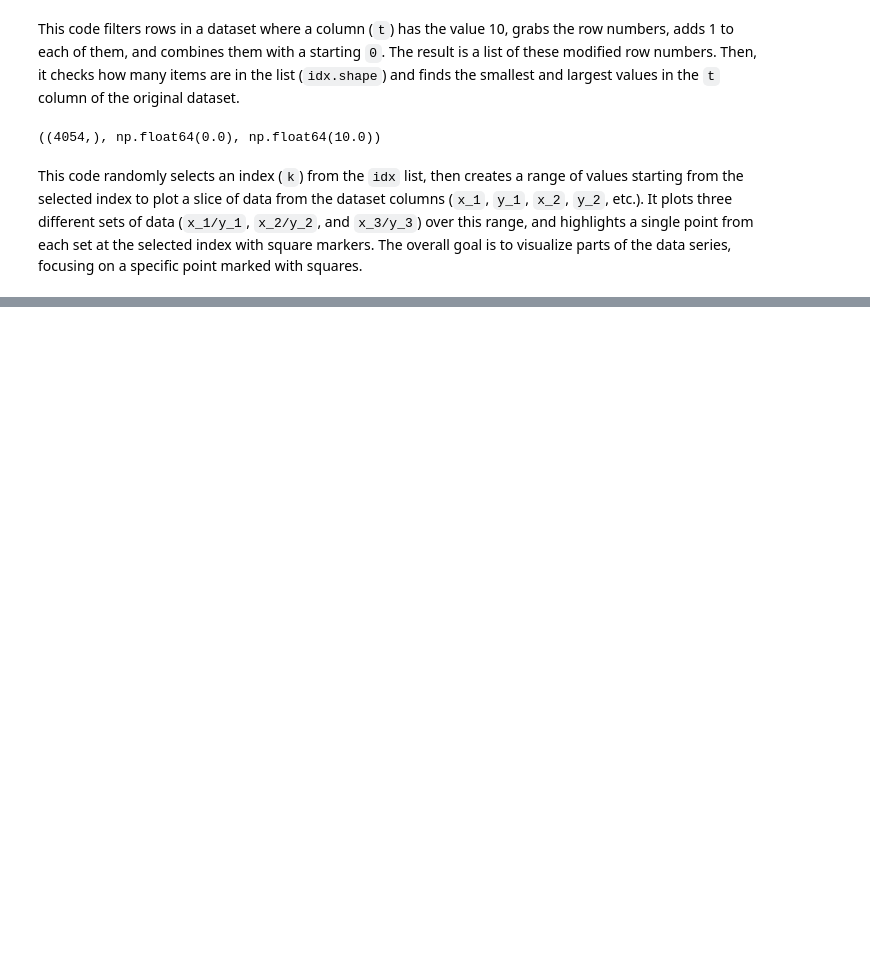
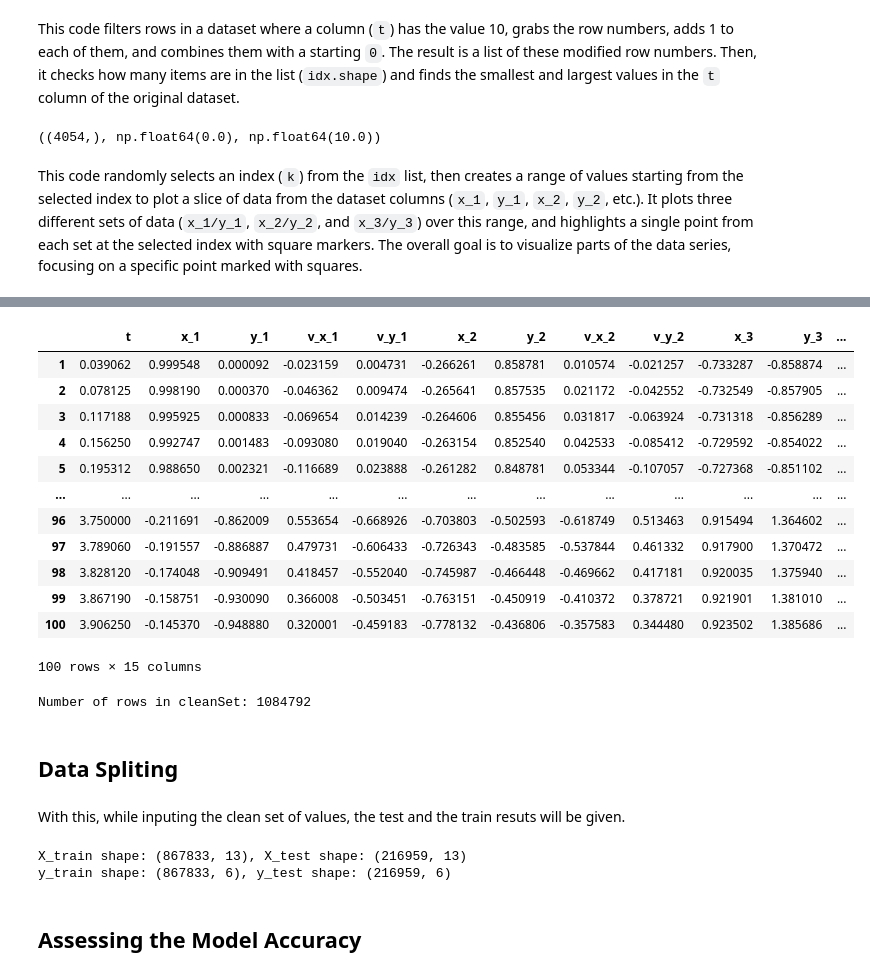
Before and after one commit to filipecolladavid/ThreeBodyProblemML, a Jupyter notebook: duarte/data_analysis.ipynb, the cells around one changed output, grey strips where cells are left out. Drawn from its saved outputs; the diff is of its cells as text; code cells hidden in the pictures; blank space fills up the shorter version.

```diff
--- a/duarte/data_analysis.ipynb
+++ b/duarte/data_analysis.ipynb
@@ -91,0 +129,26 @@ plt.plot(trainSet.x_3[pltsquare], trainSet.y_3[pltsquare], 's')
+# %%
+cleanSet.head(100)
+# %% [output]
+|  | t | x_1 | y_1 | v_x_1 | v_y_1 | x_2 | y_2 | v_x_2 | v_y_2 | x_3 | y_3 | ... |
+| 1 | 0.039062 | 0.999548 | 0.000092 | -0.023159 | 0.004731 | -0.266261 | 0.858781 | 0.010574 | -0.021257 | -0.733287 | -0.858874 | ... |
+| 2 | 0.078125 | 0.998190 | 0.000370 | -0.046362 | 0.009474 | -0.265641 | 0.857535 | 0.021172 | -0.042552 | -0.732549 | -0.857905 | ... |
+| 3 | 0.117188 | 0.995925 | 0.000833 | -0.069654 | 0.014239 | -0.264606 | 0.855456 | 0.031817 | -0.063924 | -0.731318 | -0.856289 | ... |
+| 4 | 0.156250 | 0.992747 | 0.001483 | -0.093080 | 0.019040 | -0.263154 | 0.852540 | 0.042533 | -0.085412 | -0.729592 | -0.854022 | ... |
+| 5 | 0.195312 | 0.988650 | 0.002321 | -0.116689 | 0.023888 | -0.261282 | 0.848781 | 0.053344 | -0.107057 | -0.727368 | -0.851102 | ... |
+| ... | ... | ... | ... | ... | ... | ... | ... | ... | ... | ... | ... | ... |
+| 96 | 3.750000 | -0.211691 | -0.862009 | 0.553654 | -0.668926 | -0.703803 | -0.502593 | -0.618749 | 0.513463 | 0.915494 | 1.364602 | ... |
+| 97 | 3.789060 | -0.191557 | -0.886887 | 0.479731 | -0.606433 | -0.726343 | -0.483585 | -0.537844 | 0.461332 | 0.917900 | 1.370472 | ... |
+| 98 | 3.828120 | -0.174048 | -0.909491 | 0.418457 | -0.552040 | -0.745987 | -0.466448 | -0.469662 | 0.417181 | 0.920035 | 1.375940 | ... |
+| 99 | 3.867190 | -0.158751 | -0.930090 | 0.366008 | -0.503451 | -0.763151 | -0.450919 | -0.410372 | 0.378721 | 0.921901 | 1.381010 | ... |
+| 100 | 3.906250 | -0.145370 | -0.948880 | 0.320001 | -0.459183 | -0.778132 | -0.436806 | -0.357583 | 0.344480 | 0.923502 | 1.385686 | ... |
+100 rows × 15 columns
+# %%
+# Get the shape of the entire dataset, which returns (rows, columns)
+shape = cleanSet.shape
+
+# Print the number of rows from the shape
+print("Number of rows in cleanSet:", shape[0])
+# %% [output]
+Number of rows in cleanSet: 1084792
+# %% [markdown]
+## Data Spliting
@@ -91,0 +175,17 @@ plt.plot(trainSet.x_3[pltsquare], trainSet.y_3[pltsquare], 's')
+# %% [markdown]
+With this, while inputing the clean set of values, the test and the train resuts will be given.
+# %%
+X = cleanSet[['t', 'x_1', 'y_1', 'v_x_1', 'v_y_1', 'x_2', 'y_2','v_x_2', 'v_y_2', 'x_3', 'y_3', 'v_x_3', 'v_y_3']].values
+y = cleanSet[['x_1', 'y_1', 'x_2', 'y_2', 'x_3', 'y_3']].values
+
+# Apply the custom train_test_split function
+X_train, X_test, y_train, y_test = train_test_split(X, y, test_size=0.2, random_state=42)
+
+# Check the shapes of the resulting sets
+print(f"X_train shape: {X_train.shape}, X_test shape: {X_test.shape}")
+print(f"y_train shape: {y_train.shape}, y_test shape: {y_test.shape}")
+# %% [output]
+X_train shape: (867833, 13), X_test shape: (216959, 13)
+y_train shape: (867833, 6), y_test shape: (216959, 6)
+# %% [markdown]
+## Assessing the Model Accuracy
```
Also changed, not shown: parts of 9 cells of this notebook, 1 other file.
